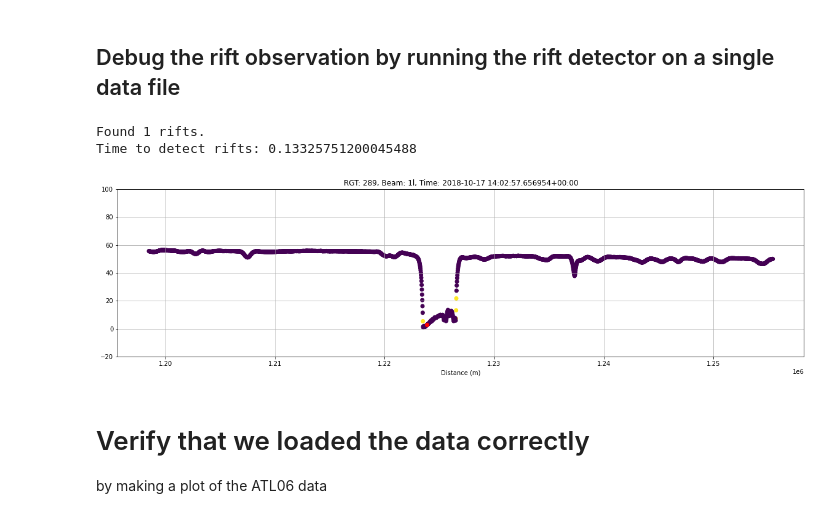
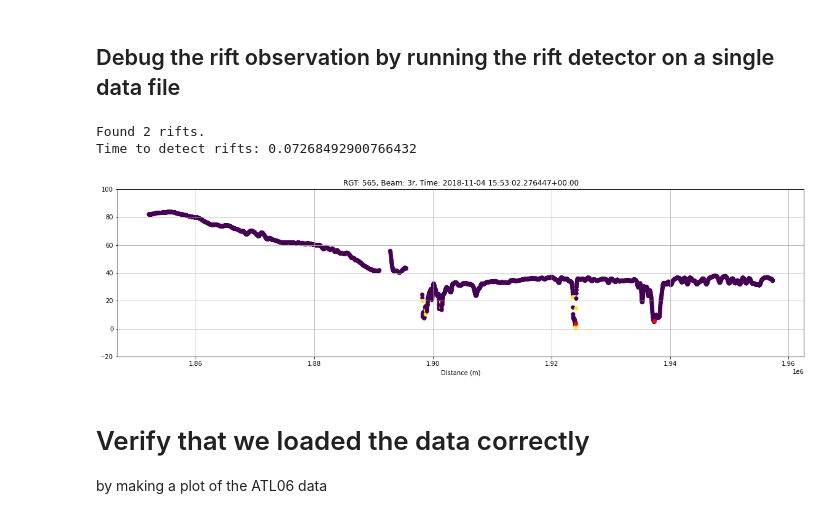
Before and after one commit to bradlipovsky/antarctic-rift-catalog, a Jupyter notebook: qc.ipynb, the cells around one changed output. Cells and saved outputs as stored; diff of their text form; code cells hidden in the pictures.

```diff
--- a/qc.ipynb
+++ b/qc.ipynb
@@ -5,15 +5,16 @@
 # %%
 import pickle
 import pandas as pd
+import numpy as np
 
-shelf_name = 'ross'
+shelf_name = 'brunt-riiser-ekstrom'
 
-atl06_file_name = shelf_name + '_atl06.pickle'
+atl06_file_name = 'atl06_' + shelf_name + '.pkl'
 with open(atl06_file_name, 'rb') as handle:
     atl06_data = pickle.load(handle)
 atl06_data = pd.DataFrame(atl06_data)
 
-rift_obs_output_file_name = shelf_name + '_rift_obs.pickle'
+rift_obs_output_file_name = 'rift_obs_' + shelf_name + '.pkl'
 with open(rift_obs_output_file_name, 'rb') as handle:
     rift_obs = pickle.load(handle)
 # %% [markdown]
@@ -26,38 +27,39 @@ importlib.reload(arc)
 
 indices = np.unique(rift_obs["data_row"])
 n=len(indices)
 fig,ax=plt.subplots(figsize=(20,5))
 
 # for i in range(1,n):
-i = 2
+i = 5
 index = indices[i]
+
 d = np.sqrt(atl06_data.iloc[index]["x"]**2 + atl06_data.iloc[index]["y"]**2)
 # d = (atl06_data.iloc[index]["x_atc"] - atl06_data.iloc[index]["x_atc"][0])/1e3
 # h = atl06_data.iloc[index]["h"]
-h = atl06_data.iloc[index]["h"] - atl06_data.iloc[index]["geoid"]
+h = atl06_data.iloc[index]["h"] - atl06_data.iloc[index]["geoid"]- atl06_data.iloc[index]["tides"]
 
 plt.scatter(d,h,c=atl06_data.iloc[index]["quality"])
 
 rift_obs_test = arc.get_rifts(pd.DataFrame([atl06_data.iloc[index]]))
 rift_obs_test = pd.DataFrame(rift_obs_test)
 
 for i,s in rift_obs_test.iterrows():
     d_rift = np.sqrt(s["x-centroid"]**2 + s["y-centroid"]**2)
     plt.plot(d_rift,s['h'],'-or')
 
 plt.title('RGT: %i, Beam: %s, Time: %s'%(atl06_data.iloc[index]["rgt"],
                                atl06_data.iloc[index]["beam"],
                                atl06_data.iloc[index]["time"]))
 plt.xlabel('Distance (m)')
 
 plt.ylim((-20,100))
 plt.grid()
 # fig.savefig('figures_brunt/plot%i.png'%i)
 # fig.clf()
 # %% [output]
-Found 1 rifts.
-Time to detect rifts: 0.13325751200045488
+Found 2 rifts.
+Time to detect rifts: 0.07268492900766432
-[figure, old version]
+[figure, new version]
 # %%
 %matplotlib inline
 # %% [markdown]
```
Also changed, not shown: 8 other files.
